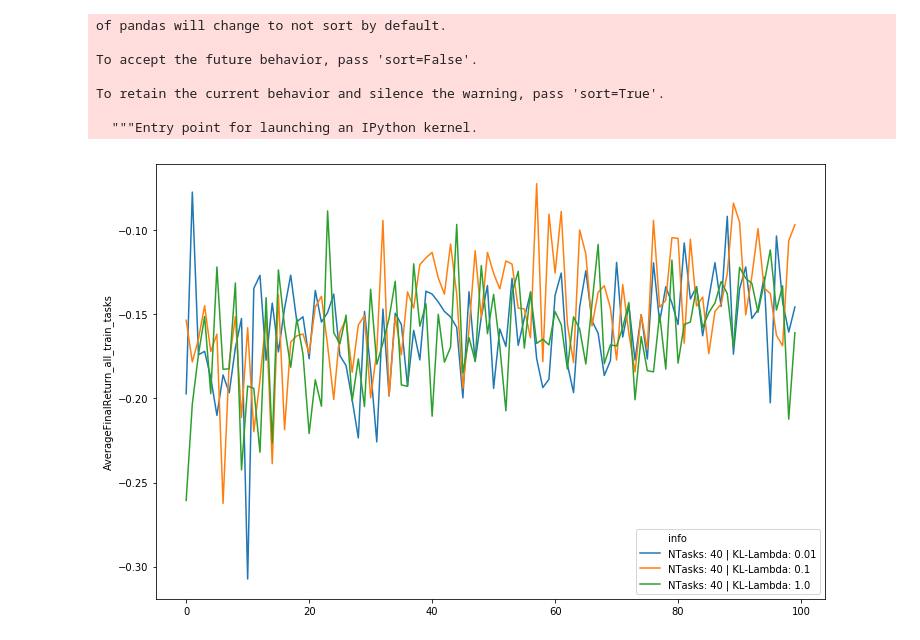
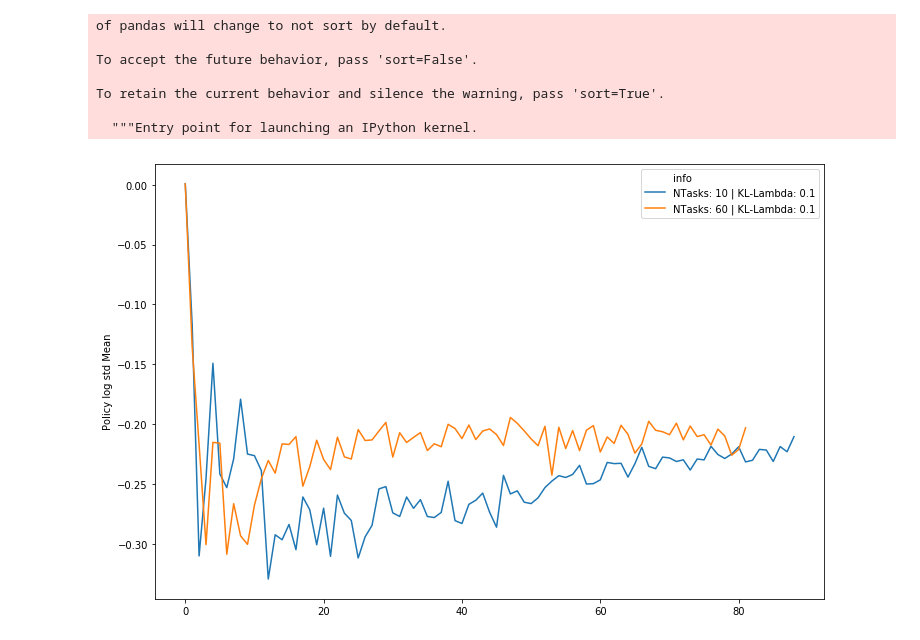
Before and after one commit to Fantastic-c-c/rlkit, a Jupyter notebook: plot_multiple.ipynb, the cells around one changed output. Cells and saved outputs as stored; diff of their text form; code cells hidden in the pictures.

```diff
--- a/plot_multiple.ipynb
+++ b/plot_multiple.ipynb
@@ -9,9 +9,8 @@ import json
 
 %matplotlib inline
 # %%
-folder_names = [r"/home/justin/Documents/rlkit/output/sawyer-reach-sim-2d/2019_05_10_14_40_05",
-r"/home/justin/Documents/rlkit/output/sawyer-reach-sim-2d/2019_05_10_14_40_32",
-r"/home/justin/Documents/rlkit/output/sawyer-reach-sim-2d/2019_05_10_14_40_54"
+folder_names = [r"/home/justin/Documents/rlkit/output/sawyer-reach-sim-2d/2019_05_11_21_40_04",
+r"/home/justin/Documents/rlkit/output/sawyer-reach-sim-2d/2019_05_11_21_40_26"
                ]
 # %%
 def process_data(fname):
@@ -37,14 +55,14 @@ for fname in folder_names:
 # %%
-plot(pd.concat(all_data), "AverageFinalReturn_all_train_tasks")
+plot(pd.concat(all_data), "Policy log std Mean")
 # %% [output]
 of pandas will change to not sort by default.
 
 To accept the future behavior, pass 'sort=False'.
 
 To retain the current behavior and silence the warning, pass 'sort=True'.
 
   """Entry point for launching an IPython kernel.
-[figure, old version]
+[figure, new version]
 # %%
 plot(pd.concat(all_data), "AverageFinalReturn_all_test_tasks")
 # %% [output]
```
Also changed, not shown: parts of 3 cells of this notebook, 4 other files.
